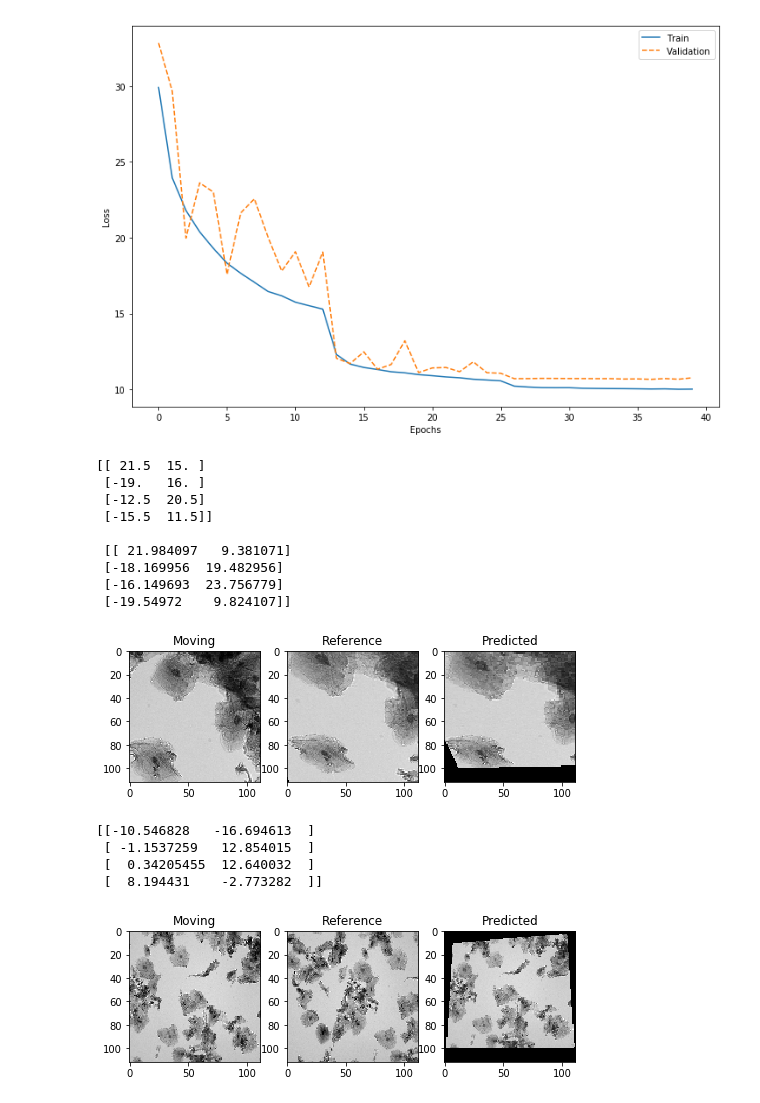
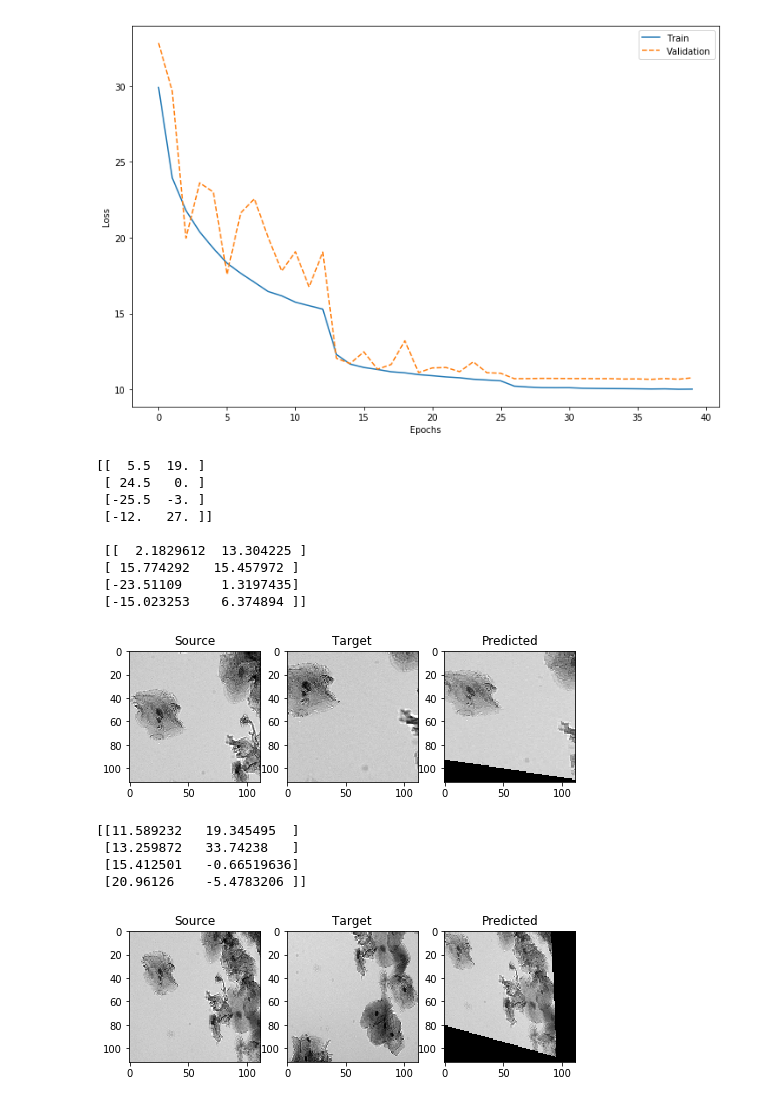
Before and after one commit to tristaaan/stitch-eval, a Jupyter notebook: notebooks/HomograpyNet.ipynb, the cells around one changed output. Drawn from its saved outputs; the diff is of its cells as text; code cells hidden in the pictures.

```diff
--- a/notebooks/HomograpyNet.ipynb
+++ b/notebooks/HomograpyNet.ipynb
@@ -85,17 +85,17 @@ import matplotlib.pylab as plt
 def two_up(ref, mov):
     fig, (a, b) = plt.subplots(1, 2, figsize=(5, 8))
     a.imshow(ref, cmap='gray')
-    a.set_title('Reference')
+    a.set_title('Source')
     b.imshow(mov, cmap='gray')
-    b.set_title('Moving')
+    b.set_title('Target')
     plt.show()
 
 def compare_all(ref, mov, pred):
     fig, (a, b, c) = plt.subplots(1, 3, figsize=(8, 8))
     a.imshow(ref, cmap='gray')
-    a.set_title('Moving')
+    a.set_title('Source')
     b.imshow(mov, cmap='gray')
-    b.set_title('Reference')
+    b.set_title('Target')
     c.imshow(pred, cmap='gray')
     c.set_title('Predicted')
     plt.show()
@@ -406,36 +406,36 @@ predicted = cv2.warpPerspective(p_a, H_pred, img_size, flags=cv2.INTER_NEAREST)
 print(H_act.reshape(4,2), '\n\n', H_4pt.reshape(4,2))
 compare_all(p_a, p_b, predicted)
 # %% [output]
-[[ 21.5  15. ]
- [-19.   16. ]
- [-12.5  20.5]
- [-15.5  11.5]]
+[[  5.5  19. ]
+ [ 24.5   0. ]
+ [-25.5  -3. ]
+ [-12.   27. ]]
 
- [[ 21.984097   9.381071]
- [-18.169956  19.482956]
- [-16.149693  23.756779]
- [-19.54972    9.824107]]
+ [[  2.1829612  13.304225 ]
+ [ 15.774292   15.457972 ]
+ [-23.51109     1.3197435]
+ [-15.023253    6.374894 ]]
-[figure, old version]
+[figure, new version]
 # %%
 test_dir = r'../data/learning'
 
-im1 = imread(test_dir + '/Tp26_Y001_X006_040.tif')
+im1 = img_to_array(imread(test_dir + '/Tp26_Y001_X002_040.tif'))[256:256+512, :660]
 im1 = cv2.resize(im1, img_size, interpolation=cv2.INTER_NEAREST)
 
-im2 = imread(test_dir + '/Tp26_Y001_X005_040.tif')
+im2 = img_to_array(imread(test_dir + '/Tp26_Y001_X001_040.tif'))[512:, 660:]
 im2 = cv2.resize(im2, img_size, interpolation=cv2.INTER_NEAREST)
 
 test_im = np.dstack((invert(im1), invert(im2)))
 test_im = test_im.reshape(1, *test_im.shape)
 H_4pt = my_model.predict(test_im)
 H_pred = warp_pred(im1, H_4pt)
 predicted = cv2.warpPerspective(im1, H_pred, img_size, flags=cv2.INTER_NEAREST)
 
 print(H_4pt.reshape(4,2))
 compare_all(im1, im2, predicted)
 # %% [output]
-[[-10.546828   -16.694613  ]
- [ -1.1537259   12.854015  ]
- [  0.34205455  12.640032  ]
- [  8.194431    -2.773282  ]]
+[[11.589232   19.345495  ]
+ [13.259872   33.74238   ]
+ [15.412501   -0.66519636]
+ [20.96126    -5.4783206 ]]
-[figure, old version]
+[figure, new version]
```
Also changed, not shown: parts of 1 cell of this notebook, 2 other files.
